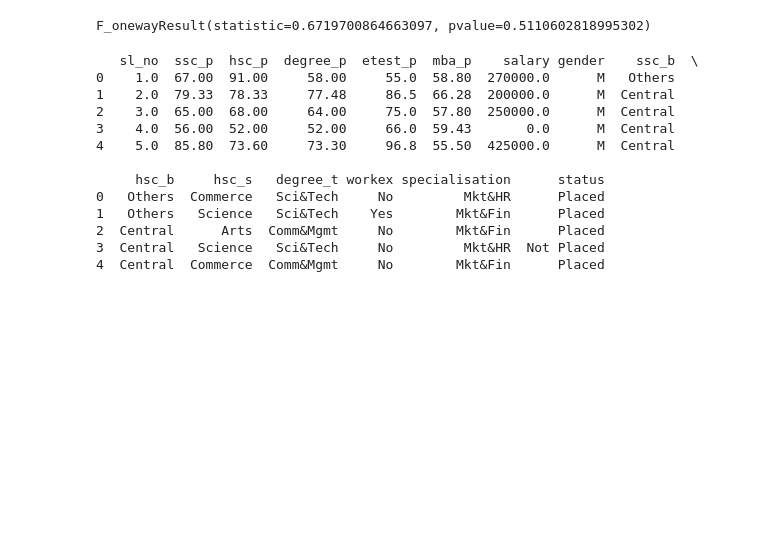
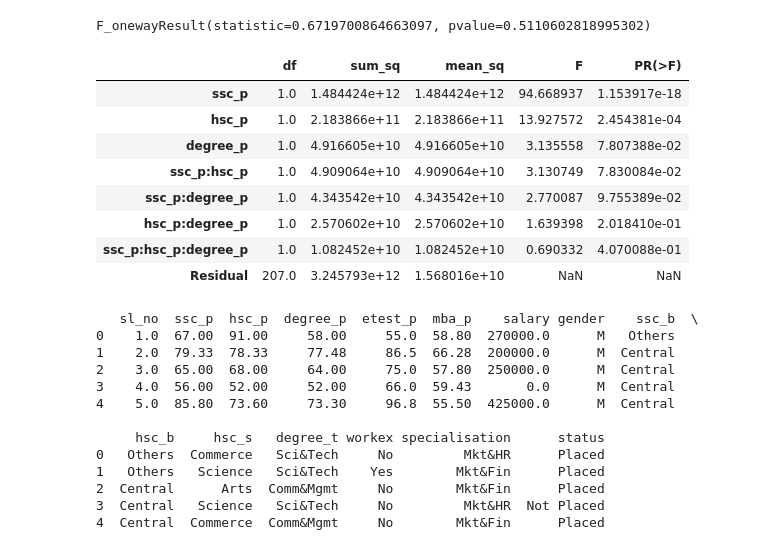
Before and after one commit to Deepa3018/Bivariate, a Jupyter notebook: Covariance_Correlation/Variance_Inflation_factor_VIF/Anavo_analysis.ipynb, the cells around one changed output. Drawn from its saved outputs; the diff is of its cells as text; code cells hidden in the pictures; blank space fills up the shorter version.

```diff
--- a/Covariance_Correlation/Variance_Inflation_factor_VIF/Anavo_analysis.ipynb
+++ b/Covariance_Correlation/Variance_Inflation_factor_VIF/Anavo_analysis.ipynb
@@ -203,3 +204,21 @@ import scipy.stats as stats
 stats.f_oneway(dataset['ssc_p'],dataset['hsc_p'],dataset['degree_p'])
 # %% [output]
 F_onewayResult(statistic=0.6719700864663097, pvalue=0.5110602818995302)
+# %%
+# 2.Two Way Classification:
+
+import statsmodels.api as sm
+from statsmodels.formula.api import ols
+anova_two=ols('salary ~ ssc_p + hsc_p + degree_p + ssc_p*hsc_p*degree_p',data=dataset).fit()
+Two=sm.stats.anova_lm(anova_two,type=2)
+Two
+# %% [output]
+|  | df | sum_sq | mean_sq | F | PR(>F) |
+| ssc_p | 1.0 | 1.484424e+12 | 1.484424e+12 | 94.668937 | 1.153917e-18 |
+| hsc_p | 1.0 | 2.183866e+11 | 2.183866e+11 | 13.927572 | 2.454381e-04 |
+| degree_p | 1.0 | 4.916605e+10 | 4.916605e+10 | 3.135558 | 7.807388e-02 |
+| ssc_p:hsc_p | 1.0 | 4.909064e+10 | 4.909064e+10 | 3.130749 | 7.830084e-02 |
+| ssc_p:degree_p | 1.0 | 4.343542e+10 | 4.343542e+10 | 2.770087 | 9.755389e-02 |
+| hsc_p:degree_p | 1.0 | 2.570602e+10 | 2.570602e+10 | 1.639398 | 2.018410e-01 |
+| ssc_p:hsc_p:degree_p | 1.0 | 1.082452e+10 | 1.082452e+10 | 0.690332 | 4.070088e-01 |
+| Residual | 207.0 | 3.245793e+12 | 1.568016e+10 | NaN | NaN |
```
Also changed, not shown: parts of 3 cells of this notebook, 2 other files.
